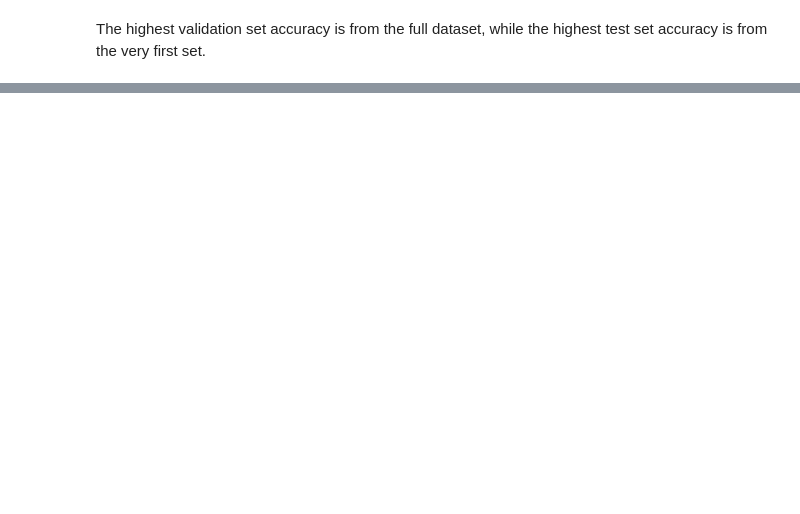
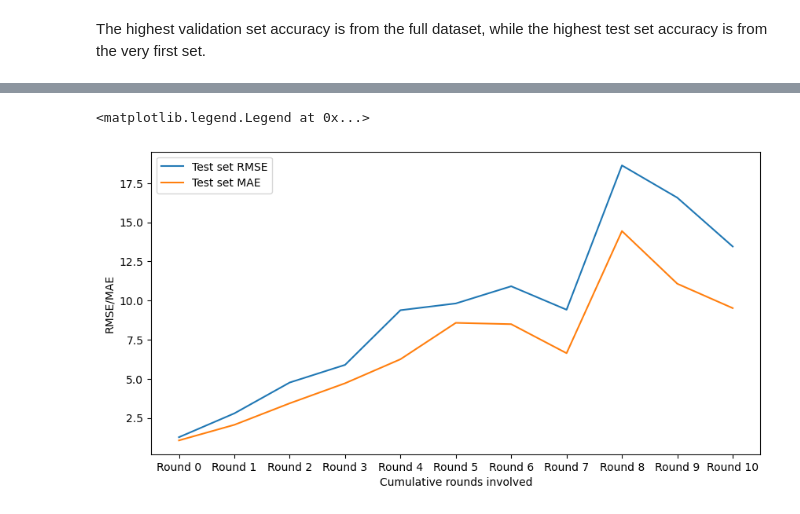
Before and after one commit to schwallergroup/CuCNCC, a Jupyter notebook: notebooks/Progressive_RFR.ipynb, the cells around one changed output, grey strips where cells are left out. Cells and saved outputs as stored; diff of their text form; code cells hidden in the pictures; blank space fills up the shorter version.

```diff
--- a/notebooks/Progressive_RFR.ipynb
+++ b/notebooks/Progressive_RFR.ipynb
@@ -1138,0 +1140,16 @@ plt.legend()
+# %%
+TEST_RMSE = [1.2673049435711752,2.789082046839057,4.7611465457387485,5.890020681203083,9.38309092716787,
+             9.813720880209845,10.912078376249491,9.413708216770898,18.633525038049996,16.570684844854785,
+             13.452722537312876]
+TEST_MAE = [1.0629999999999853,2.0578800000000026,3.433650000000002,4.7142700000000035,6.249591666666666,
+            8.575613333333333,8.49121176470588,6.635445,14.439654545454538,11.07315,9.516355555555549]
+# %%
+plt.figure(figsize=(10,5))
+plt.plot(round_nb, TEST_RMSE, label='Test set RMSE')
+plt.plot(round_nb, TEST_MAE, label='Test set MAE')
+plt.ylabel('RMSE/MAE')
+plt.xlabel('Cumulative rounds involved')
+plt.legend()
+# %% [output]
+<matplotlib.legend.Legend at 0x...>
+[figure, added]
```
Also changed, not shown: parts of 3 cells of this notebook.
